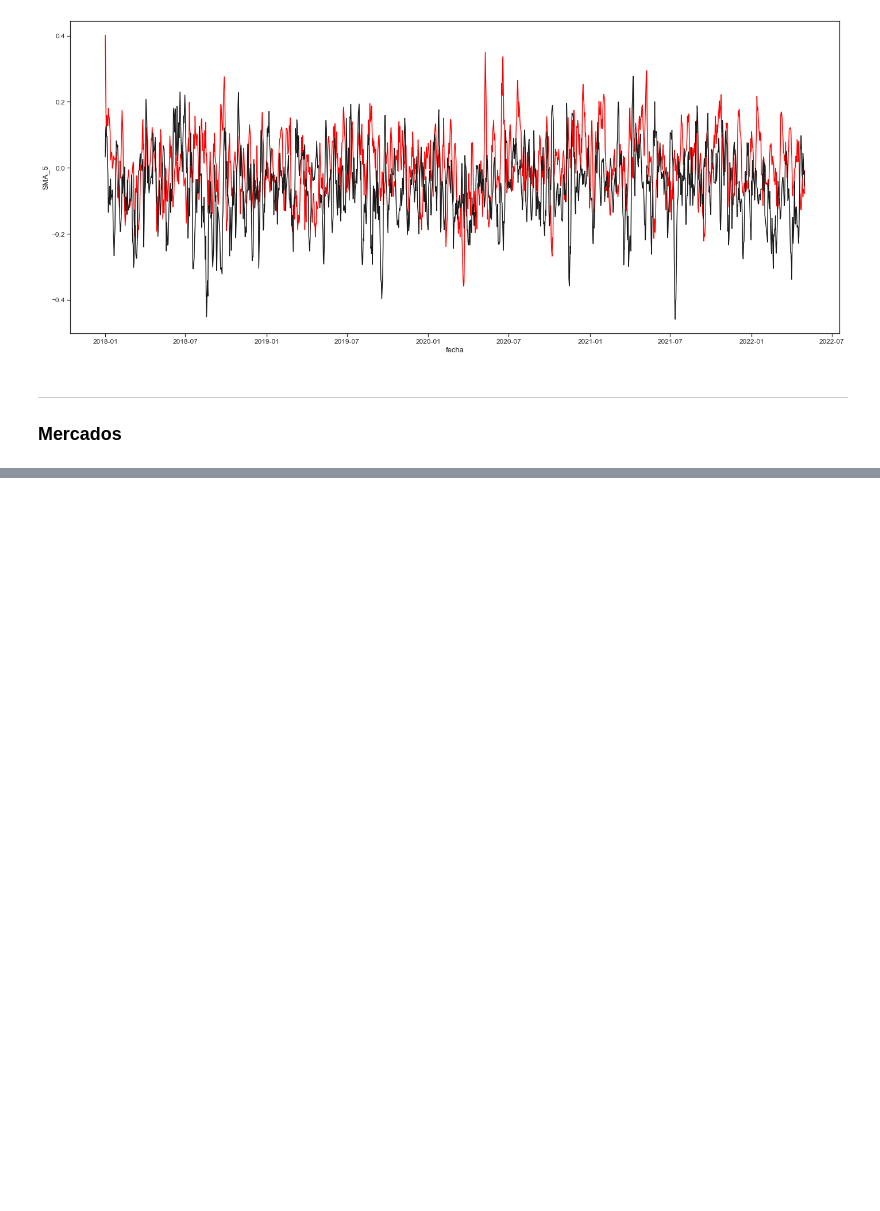
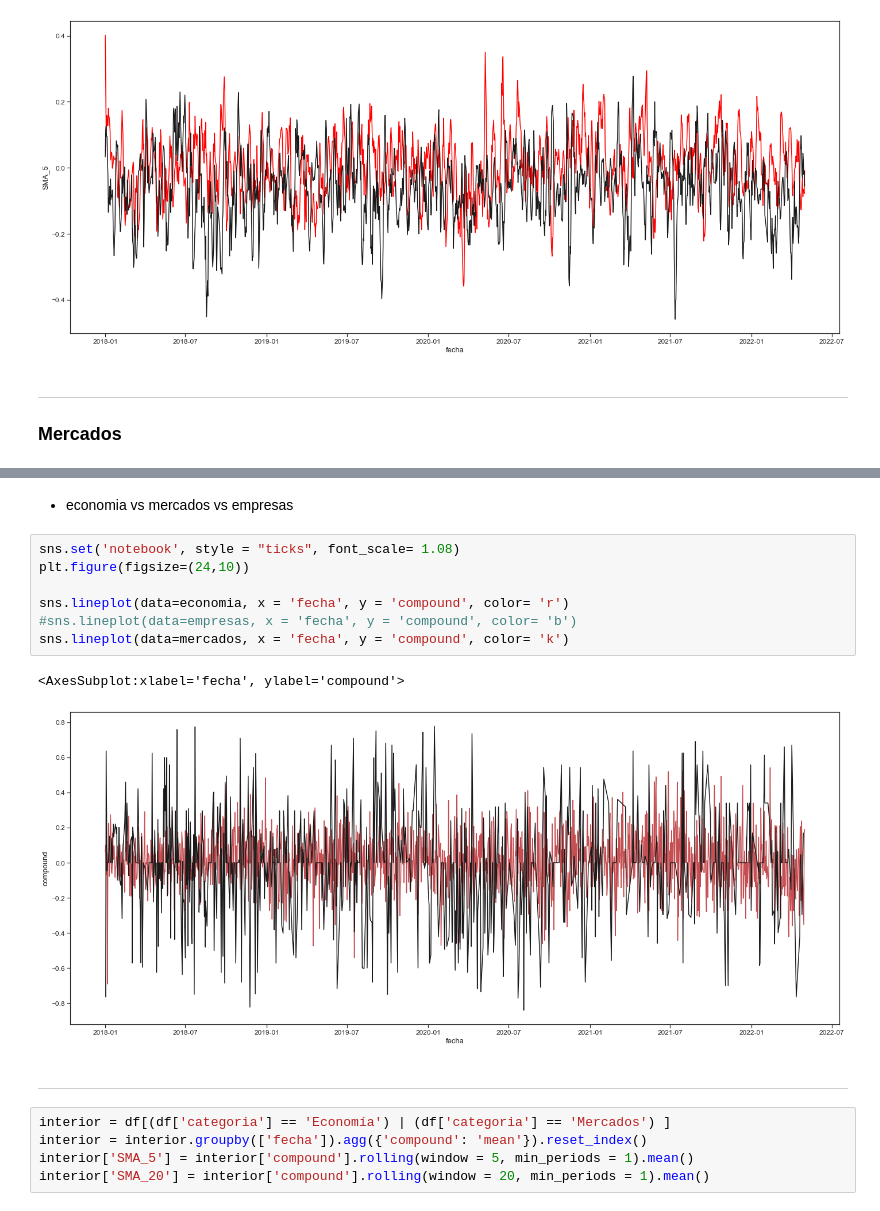
Before and after one commit to jesoto/Sentiment_and_news-Peru, a Jupyter notebook: thesis/plots.ipynb, the cells around one changed output, grey strips where cells are left out. Saved outputs shown, nothing was run; the diff lists cells and outputs as text; blank space fills up the shorter version.

```diff
--- a/thesis/plots.ipynb
+++ b/thesis/plots.ipynb
@@ -101,0 +136,19 @@ sns.lineplot(data=mercados, x = 'fecha', y = 'compound', color= 'k')
+# %% [markdown]
+- economia vs mercados vs empresas
+# %%
+sns.set('notebook', style = "ticks", font_scale= 1.08)
+plt.figure(figsize=(24,10))
+
+sns.lineplot(data=economia, x = 'fecha', y = 'compound', color= 'r')
+#sns.lineplot(data=empresas, x = 'fecha', y = 'compound', color= 'b')
+sns.lineplot(data=mercados, x = 'fecha', y = 'compound', color= 'k')
+# %% [output]
+<AxesSubplot:xlabel='fecha', ylabel='compound'>
+[figure, added]
+# %% [markdown]
+---
+# %%
+interior = df[(df['categoria'] == 'Economía') | (df['categoria'] == 'Mercados') ]
+interior = interior.groupby(['fecha']).agg({'compound': 'mean'}).reset_index()
+interior['SMA_5'] = interior['compound'].rolling(window = 5, min_periods = 1).mean()
+interior['SMA_20'] = interior['compound'].rolling(window = 20, min_periods = 1).mean()
```
Also changed, not shown: parts of 15 cells of this notebook.
